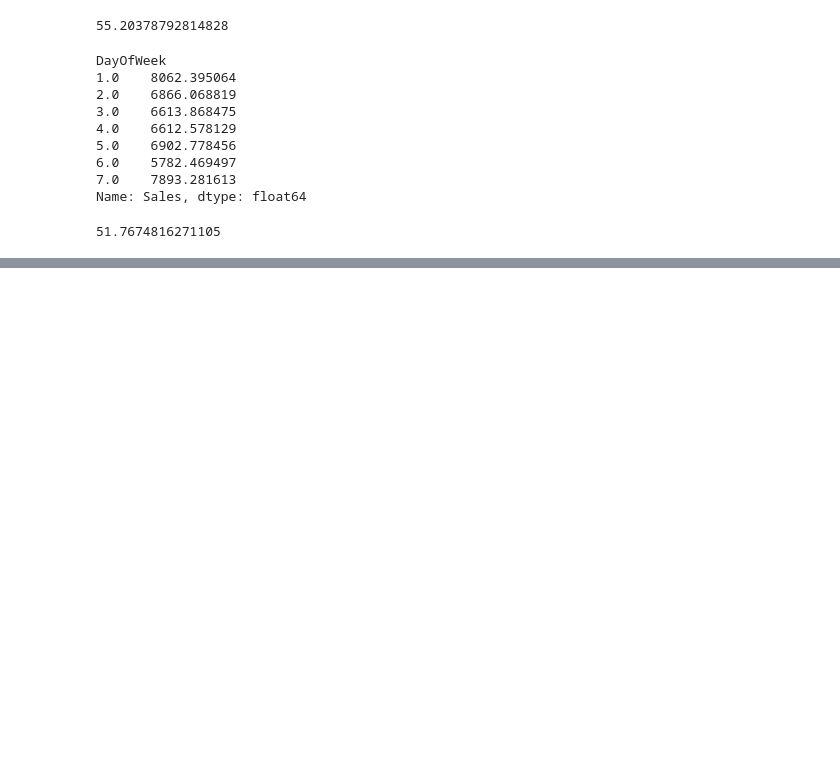
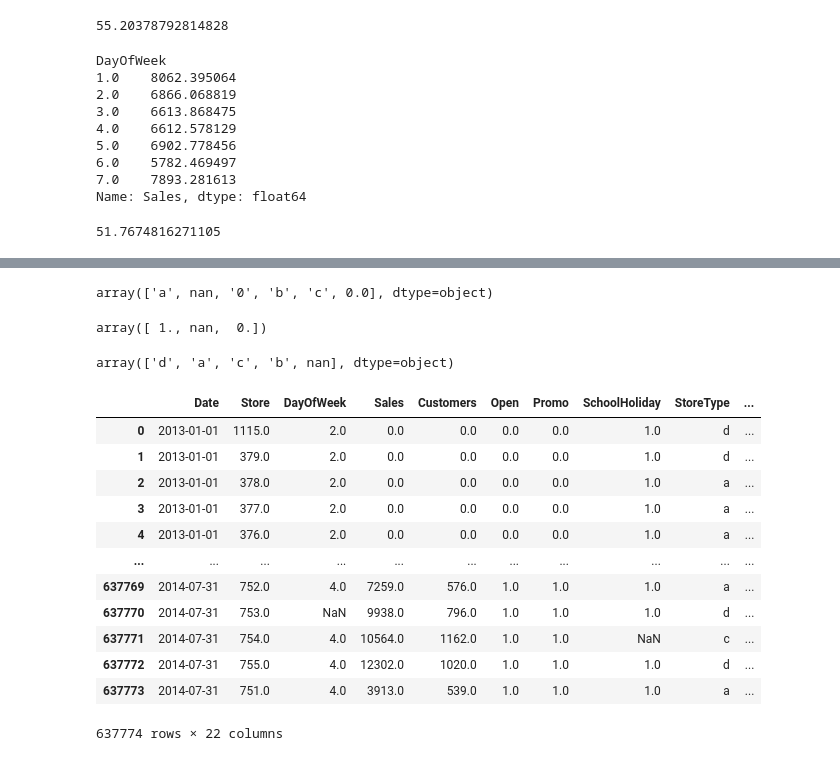
Before and after one commit to JohnEnev/DSR-competition-team1, a Jupyter notebook: notebooks/JE_notebook.ipynb, the cells around one changed output, grey strips where cells are left out. Cells and saved outputs as stored; diff of their text form; code cells hidden in the pictures; blank space fills up the shorter version.

Commit message:
Adding feature functions and updating JE notebook

```diff
--- a/notebooks/JE_notebook.ipynb
+++ b/notebooks/JE_notebook.ipynb
@@ -324,0 +334,43 @@ base_model_2_res
+# %%
+df.StateHoliday.unique()
+# %% [output]
+array(['a', nan, '0', 'b', 'c', 0.0], dtype=object)
+# %%
+df.SchoolHoliday.unique()
+# %% [output]
+array([ 1., nan,  0.])
+# %%
+df.StoreType.unique()
+# %% [output]
+array(['d', 'a', 'c', 'b', nan], dtype=object)
+# %%
+def one_hot_encoding(df, column):
+    '''
+    Function to take a column and transform and one-hot encode it.
+    Used after train/test split.
+    Returns a dataframe with the original column removed and the new encoded columns added.
+    '''
+    #create dummies series
+    dummies = pd.get_dummies(df.loc[:, column], prefix=str(column+' '))
+    #concat original dataframe and dummies
+    df_new = pd.concat([df, dummies], axis=1)
+    #remove the original column
+    df_new = df_new.drop(column, axis=1)
+
+    return df_new
+# %%
+one_hot_encoding(df, 'StateHoliday')
+# %% [output]
+|  | Date | Store | DayOfWeek | Sales | Customers | Open | Promo | SchoolHoliday | StoreType | ... |
+| 0 | 2013-01-01 | 1115.0 | 2.0 | 0.0 | 0.0 | 0.0 | 0.0 | 1.0 | d | ... |
+| 1 | 2013-01-01 | 379.0 | 2.0 | 0.0 | 0.0 | 0.0 | 0.0 | 1.0 | d | ... |
+| 2 | 2013-01-01 | 378.0 | 2.0 | 0.0 | 0.0 | 0.0 | 0.0 | 1.0 | a | ... |
+| 3 | 2013-01-01 | 377.0 | 2.0 | 0.0 | 0.0 | 0.0 | 0.0 | 1.0 | a | ... |
+| 4 | 2013-01-01 | 376.0 | 2.0 | 0.0 | 0.0 | 0.0 | 0.0 | 1.0 | a | ... |
+| ... | ... | ... | ... | ... | ... | ... | ... | ... | ... | ... |
+| 637769 | 2014-07-31 | 752.0 | 4.0 | 7259.0 | 576.0 | 1.0 | 1.0 | 1.0 | a | ... |
+| 637770 | 2014-07-31 | 753.0 | NaN | 9938.0 | 796.0 | 1.0 | 1.0 | 1.0 | d | ... |
+| 637771 | 2014-07-31 | 754.0 | 4.0 | 10564.0 | 1162.0 | 1.0 | 1.0 | NaN | c | ... |
+| 637772 | 2014-07-31 | 755.0 | 4.0 | 12302.0 | 1020.0 | 1.0 | 1.0 | 1.0 | d | ... |
+| 637773 | 2014-07-31 | 751.0 | 4.0 | 3913.0 | 539.0 | 1.0 | 1.0 | 1.0 | a | ... |
+637774 rows × 22 columns
```
Also changed, not shown: parts of 9 cells of this notebook, 1 other file.
